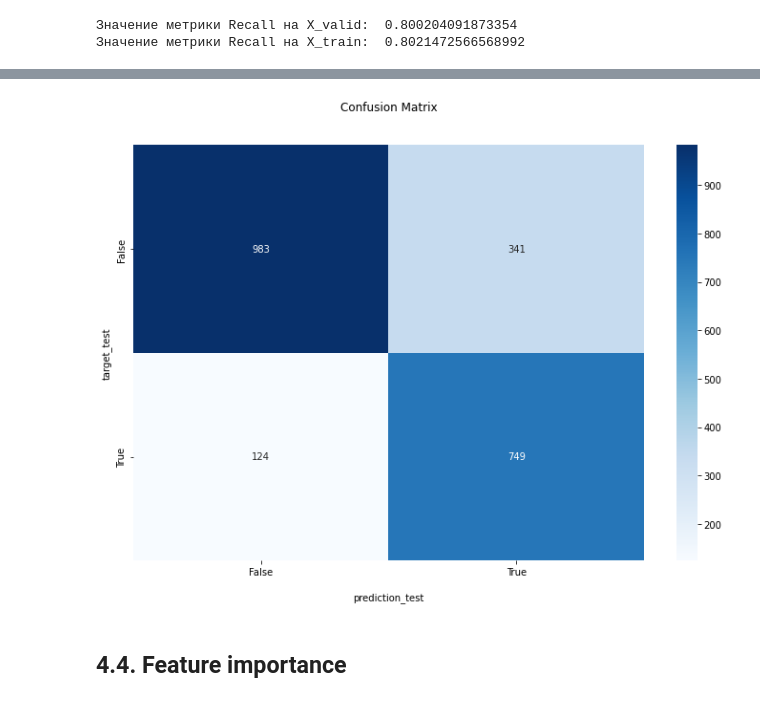
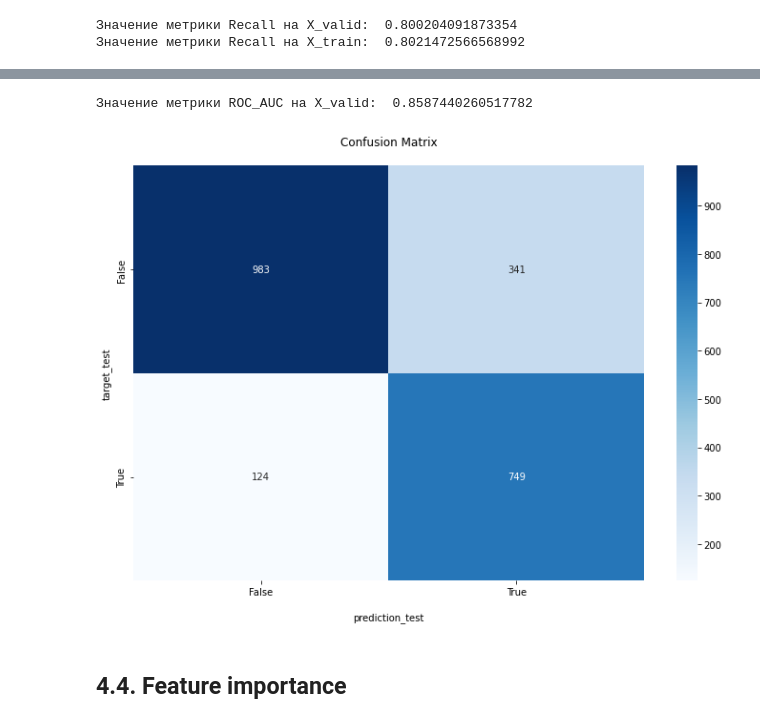
Before and after one commit to Alexwert3/rep_kareliya, a Jupyter notebook: chemp_kareliya.ipynb, the cells around one changed output, grey strips where cells are left out. Cells and saved outputs as stored; diff of their text form; code cells hidden in the pictures.

```diff
--- a/chemp_kareliya.ipynb
+++ b/chemp_kareliya.ipynb
@@ -570,15 +598,19 @@ print("Значение метрики Recall на X_train: ", recall_score(y_tr
+# %%
+print("Значение метрики ROC_AUC на X_valid: ", roc_auc_score(y_valid, probabilities_valid[:, 1]))
+# %% [output]
+Значение метрики ROC_AUC на X_valid:  0.8587440260517782
 # %%
 cf_matrix = confusion_matrix(y_valid, y_pred_valid)
 plt.figure(figsize=(12,8))
 ax = sns.heatmap(cf_matrix, annot=True, fmt='d', cmap='Blues')
-ax.set_title('Confusion Matrix\n\n');
+ax.set_title('Confusion Matrix\n');
 ax.set_xlabel('\nprediction_test')
 ax.set_ylabel('target_test');
 ax.xaxis.set_ticklabels(['False','True'])
 ax.yaxis.set_ticklabels(['False','True'])
 plt.show()
 # %% [output]
-[figure, old version]
+[figure, new version]
 # %% [markdown]
 ## 4.4. Feature importance
 # %%
```
Also changed, not shown: parts of 11 cells of this notebook.
